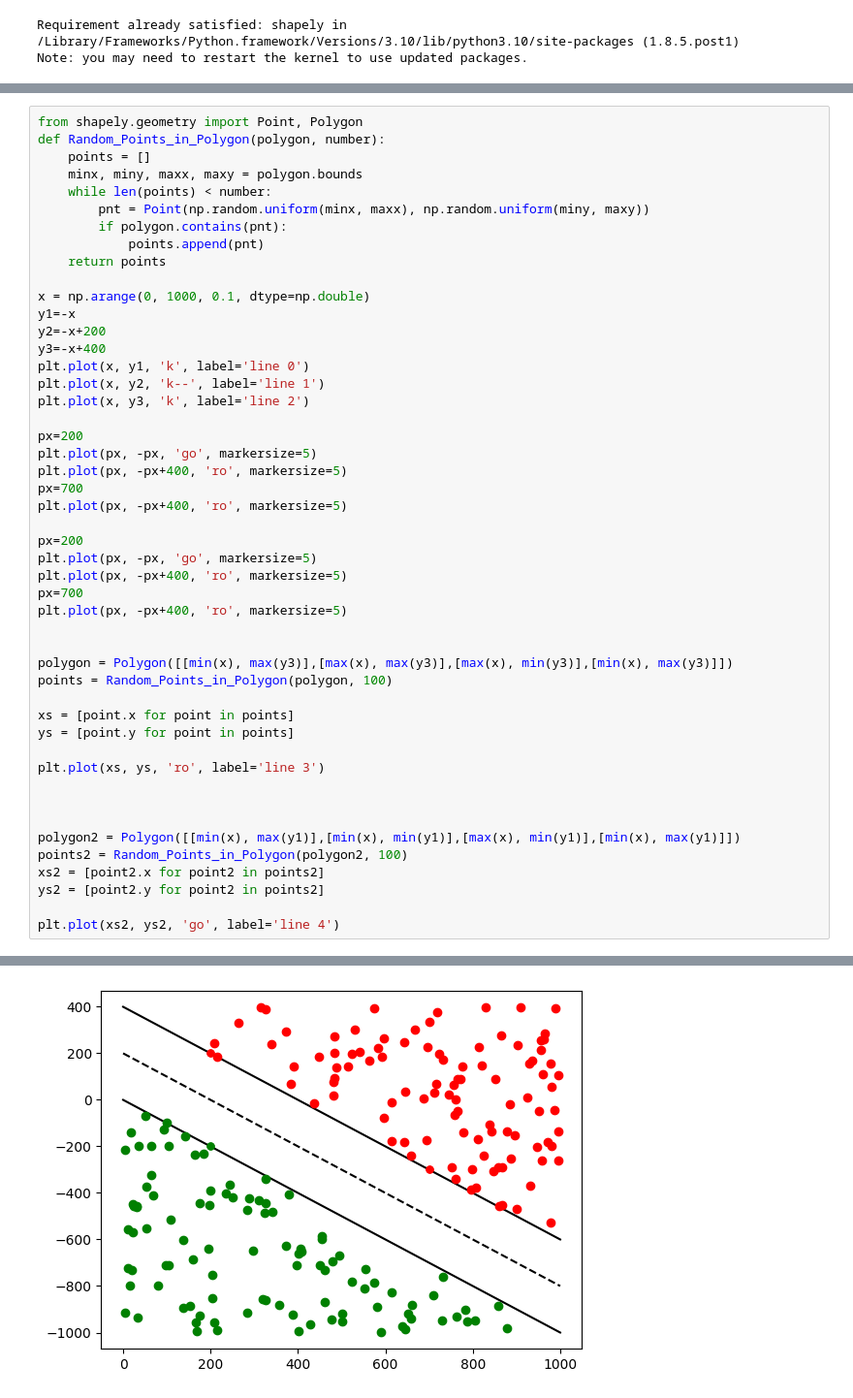
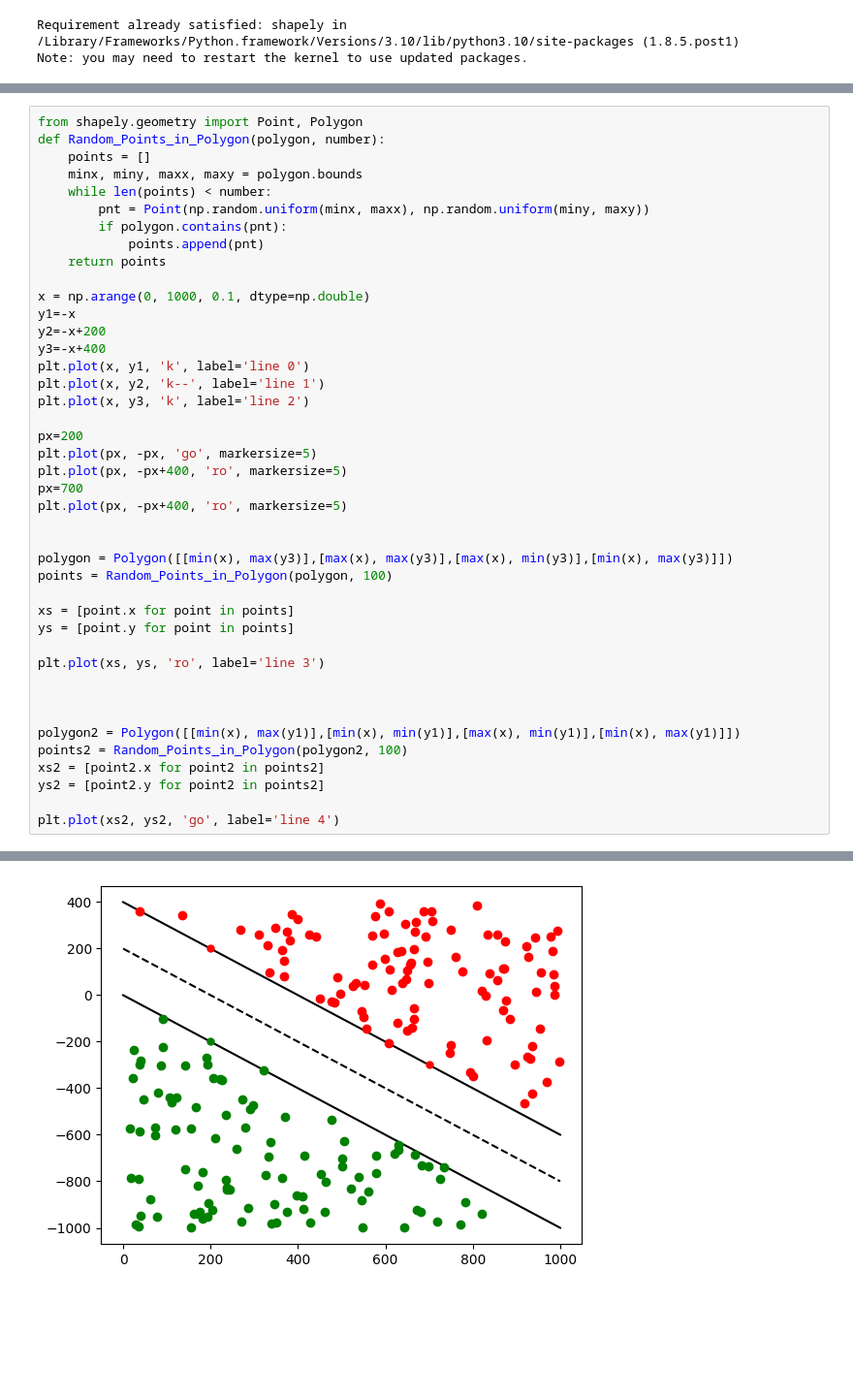
Before and after one commit to peterkrull/p7-ml-refrigeration-fault-detection, a Jupyter notebook: Python/SVM_Plots/SVM_Plots_4_2.ipynb, the cells around one changed output, grey strips where cells are left out. Shown at 97% size. Saved outputs shown, nothing was run; the diff lists cells and outputs as text; blank space fills up the shorter version.

```diff
--- a/Python/SVM_Plots/SVM_Plots_4_2.ipynb
+++ b/Python/SVM_Plots/SVM_Plots_4_2.ipynb
@@ -128,40 +117,34 @@ y2=-x+200
 y3=-x+400
 plt.plot(x, y1, 'k', label='line 0')
 plt.plot(x, y2, 'k--', label='line 1')
 plt.plot(x, y3, 'k', label='line 2')
 
 px=200
 plt.plot(px, -px, 'go', markersize=5)
 plt.plot(px, -px+400, 'ro', markersize=5)
 px=700
 plt.plot(px, -px+400, 'ro', markersize=5)
 
-px=200
-plt.plot(px, -px, 'go', markersize=5)
-plt.plot(px, -px+400, 'ro', markersize=5)
-px=700
-plt.plot(px, -px+400, 'ro', markersize=5)
-
 
 polygon = Polygon([[min(x), max(y3)],[max(x), max(y3)],[max(x), min(y3)],[min(x), max(y3)]])
 points = Random_Points_in_Polygon(polygon, 100)
 
 xs = [point.x for point in points]
 ys = [point.y for point in points]
 
 plt.plot(xs, ys, 'ro', label='line 3')
 
 
 
 polygon2 = Polygon([[min(x), max(y1)],[min(x), min(y1)],[max(x), min(y1)],[min(x), max(y1)]])
 points2 = Random_Points_in_Polygon(polygon2, 100)
 xs2 = [point2.x for point2 in points2]
 ys2 = [point2.y for point2 in points2]
 
 plt.plot(xs2, ys2, 'go', label='line 4')
 # %% [output]
 [<matplotlib.lines.Line2D at 0x...>]
-[figure, old version]
+[figure, new version]
 # %%
 from shapely.geometry import Point, Polygon
 def Random_Points_in_Polygon(polygon, number):
```
Also changed, not shown: parts of 5 cells of this notebook, 1 other file.
